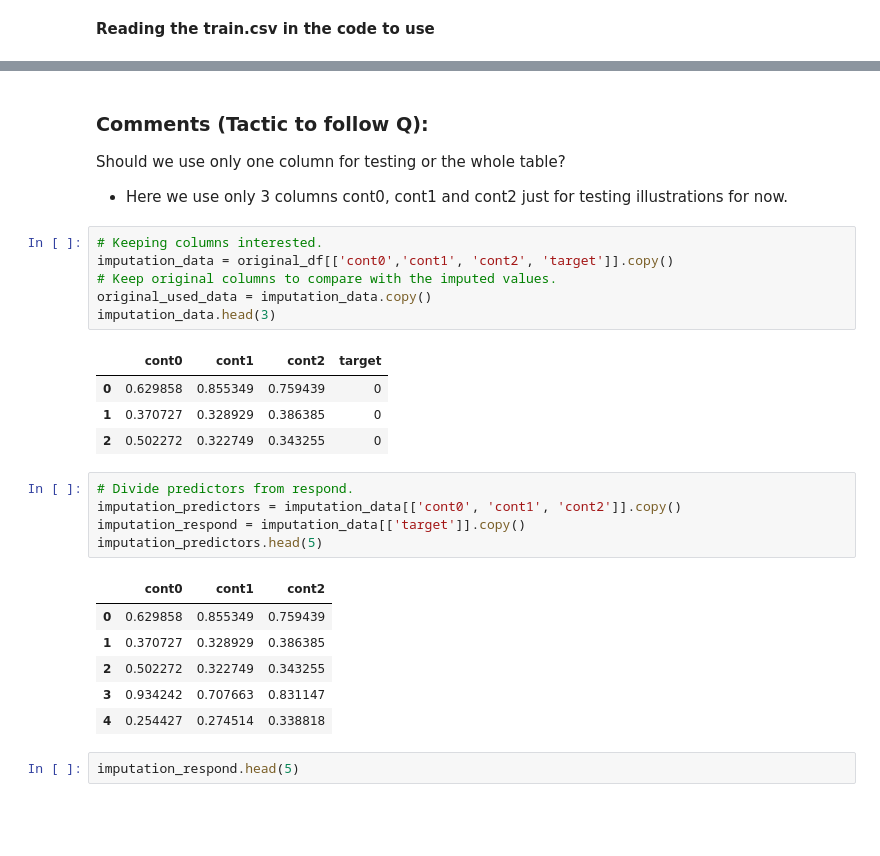
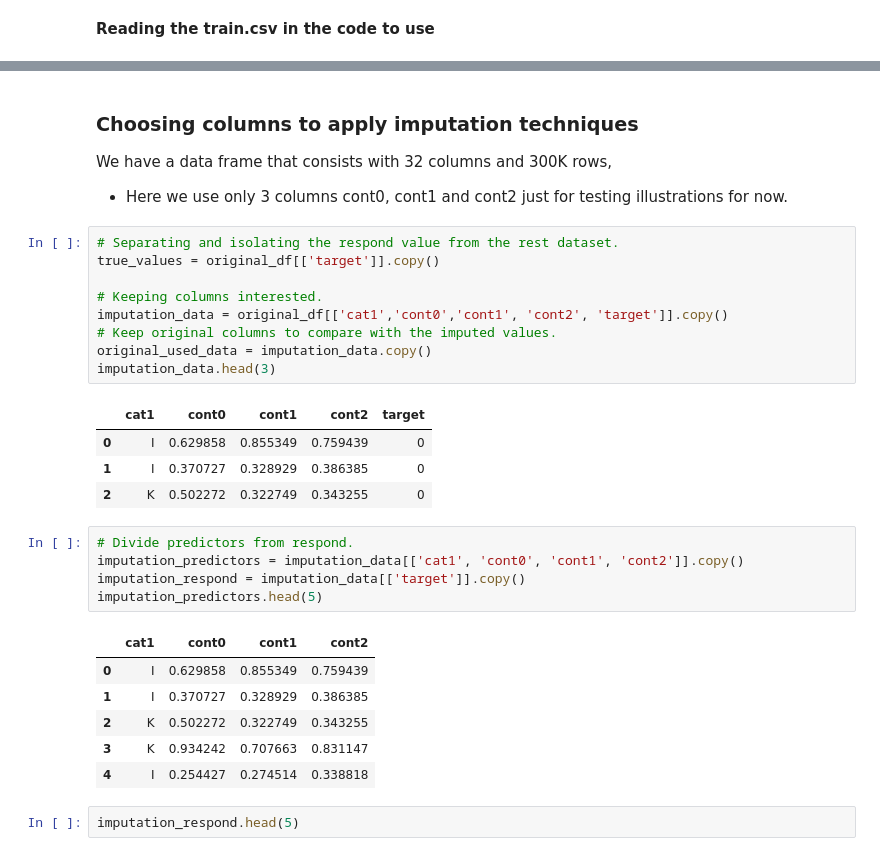
Before and after one commit to AMLoucas/ID5059-Project-2, a Jupyter notebook: Imputation-Testing.ipynb, the cells around one changed output, grey strips where cells are left out. Cells and saved outputs as stored; diff of their text form; blank space fills up the shorter version.

```diff
--- a/Imputation-Testing.ipynb
+++ b/Imputation-Testing.ipynb
@@ -51,30 +73,34 @@ original_df.head(6)
 # %% [markdown]
-### Comments (Tactic to follow Q):
-Should we use only one column for testing or the whole table?
+### Choosing columns to apply imputation techniques
+
+We have a data frame that consists with 32 columns and 300K rows,
 - Here we use only 3 columns cont0, cont1 and cont2 just for testing illustrations for now.
 # %%
+# Separating and isolating the respond value from the rest dataset.
+true_values = original_df[['target']].copy()
+
 # Keeping columns interested.
-imputation_data = original_df[['cont0','cont1', 'cont2', 'target']].copy()
+imputation_data = original_df[['cat1','cont0','cont1', 'cont2', 'target']].copy()
 # Keep original columns to compare with the imputed values.
 original_used_data = imputation_data.copy()
 imputation_data.head(3)
 # %% [output]
-|  | cont0 | cont1 | cont2 | target |
-| 0 | 0.629858 | 0.855349 | 0.759439 | 0 |
-| 1 | 0.370727 | 0.328929 | 0.386385 | 0 |
-| 2 | 0.502272 | 0.322749 | 0.343255 | 0 |
+|  | cat1 | cont0 | cont1 | cont2 | target |
+| 0 | I | 0.629858 | 0.855349 | 0.759439 | 0 |
+| 1 | I | 0.370727 | 0.328929 | 0.386385 | 0 |
+| 2 | K | 0.502272 | 0.322749 | 0.343255 | 0 |
 # %%
 # Divide predictors from respond.
-imputation_predictors = imputation_data[['cont0', 'cont1', 'cont2']].copy()
+imputation_predictors = imputation_data[['cat1', 'cont0', 'cont1', 'cont2']].copy()
 imputation_respond = imputation_data[['target']].copy()
 imputation_predictors.head(5)
 # %% [output]
-|  | cont0 | cont1 | cont2 |
-| 0 | 0.629858 | 0.855349 | 0.759439 |
-| 1 | 0.370727 | 0.328929 | 0.386385 |
-| 2 | 0.502272 | 0.322749 | 0.343255 |
-| 3 | 0.934242 | 0.707663 | 0.831147 |
-| 4 | 0.254427 | 0.274514 | 0.338818 |
+|  | cat1 | cont0 | cont1 | cont2 |
+| 0 | I | 0.629858 | 0.855349 | 0.759439 |
+| 1 | I | 0.370727 | 0.328929 | 0.386385 |
+| 2 | K | 0.502272 | 0.322749 | 0.343255 |
+| 3 | K | 0.934242 | 0.707663 | 0.831147 |
+| 4 | I | 0.254427 | 0.274514 | 0.338818 |
 # %%
 imputation_respond.head(5)
 # %% [output]
```
Also changed, not shown: parts of 7 cells of this notebook.
